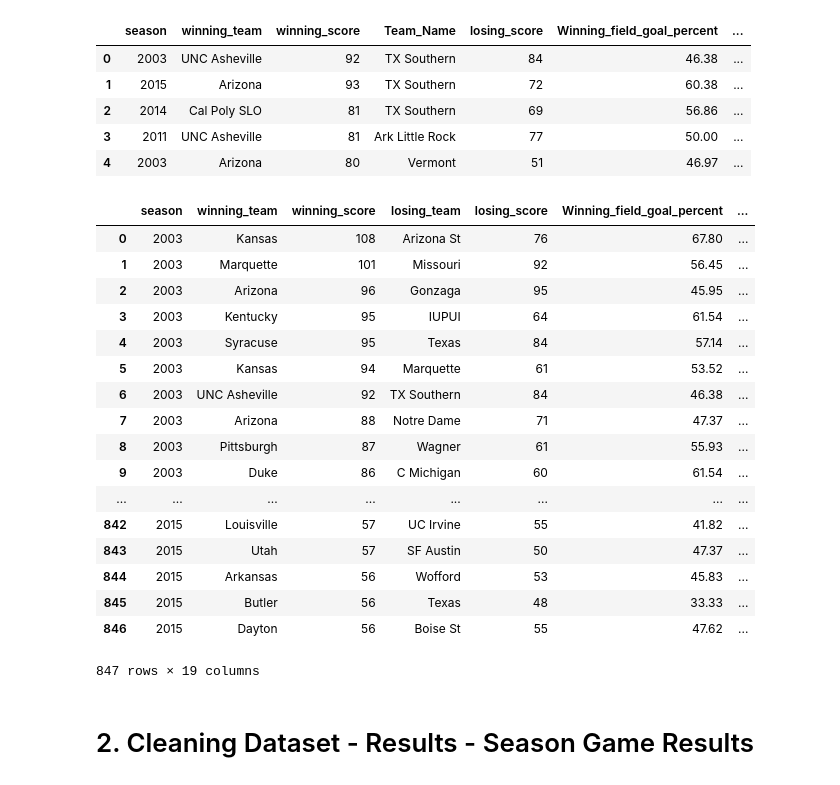
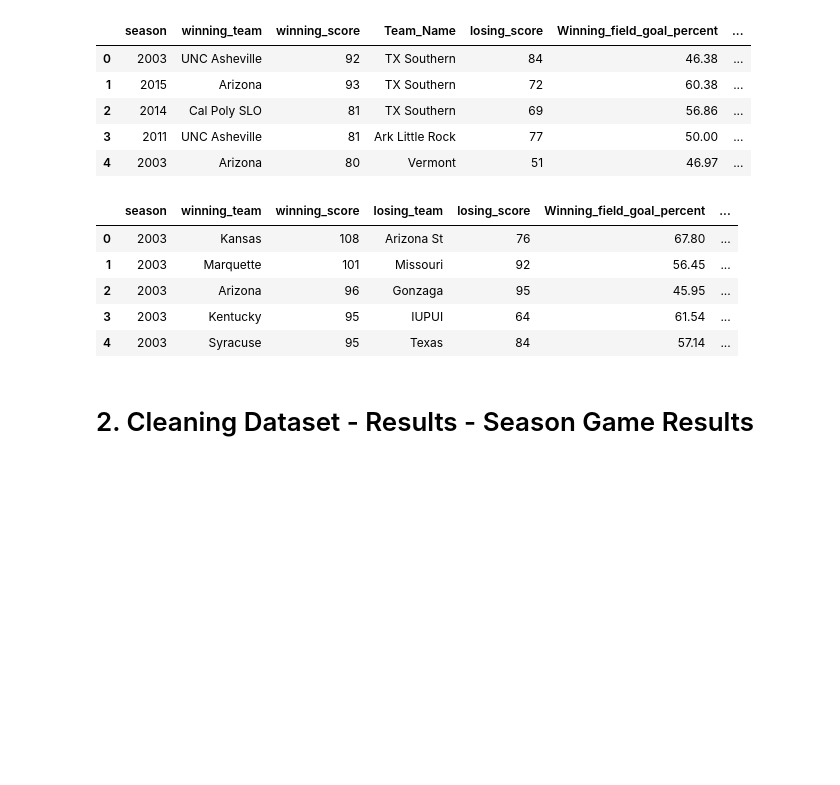
Before and after one commit to erickcp15/ETL-Project, a Jupyter notebook: March Madness Analysis.ipynb, the cells around one changed output. Drawn from its saved outputs; the diff is of its cells as text; code cells hidden in the pictures; blank space fills up the shorter version.

```diff
--- a/March Madness Analysis.ipynb
+++ b/March Madness Analysis.ipynb
@@ -262,30 +264,19 @@ tourney_df3.head()
 | 3 | 2011 | UNC Asheville | 81 | Ark Little Rock | 77 | 50.00 | ... |
 | 4 | 2003 | Arizona | 80 | Vermont | 51 | 46.97 | ... |
 # %%
+# Rename the column'Team_Name' to 'losing_team' and sort by season - ascending, winning score - descending, and winning team ascending. Reset the index and drop old index.
 tourney_df3 = tourney_df3.rename(columns={'Team_Name':'losing_team'})
 sorted = tourney_df3.sort_values(by = ['season','winning_score','winning_team'], ascending = [True,False,True])
 #df.sort_values(['a', 'b'], ascending=[True, False])
 tourney_df4 = sorted.reset_index(drop=True)
-tourney_df4
+tourney_df4.head()
 # %% [output]
 |  | season | winning_team | winning_score | losing_team | losing_score | Winning_field_goal_percent | ... |
 | 0 | 2003 | Kansas | 108 | Arizona St | 76 | 67.80 | ... |
 | 1 | 2003 | Marquette | 101 | Missouri | 92 | 56.45 | ... |
 | 2 | 2003 | Arizona | 96 | Gonzaga | 95 | 45.95 | ... |
 | 3 | 2003 | Kentucky | 95 | IUPUI | 64 | 61.54 | ... |
 | 4 | 2003 | Syracuse | 95 | Texas | 84 | 57.14 | ... |
-| 5 | 2003 | Kansas | 94 | Marquette | 61 | 53.52 | ... |
-| 6 | 2003 | UNC Asheville | 92 | TX Southern | 84 | 46.38 | ... |
-| 7 | 2003 | Arizona | 88 | Notre Dame | 71 | 47.37 | ... |
-| 8 | 2003 | Pittsburgh | 87 | Wagner | 61 | 55.93 | ... |
-| 9 | 2003 | Duke | 86 | C Michigan | 60 | 61.54 | ... |
-| ... | ... | ... | ... | ... | ... | ... | ... |
-| 842 | 2015 | Louisville | 57 | UC Irvine | 55 | 41.82 | ... |
-| 843 | 2015 | Utah | 57 | SF Austin | 50 | 47.37 | ... |
-| 844 | 2015 | Arkansas | 56 | Wofford | 53 | 45.83 | ... |
-| 845 | 2015 | Butler | 56 | Texas | 48 | 33.33 | ... |
-| 846 | 2015 | Dayton | 56 | Boise St | 55 | 47.62 | ... |
-847 rows × 19 columns
 # %%
 # Save new dataframe to a csv file.
 tourney_df4.to_csv('tourney_new_clean.csv')
```
Also changed, not shown: parts of 6 cells of this notebook.
